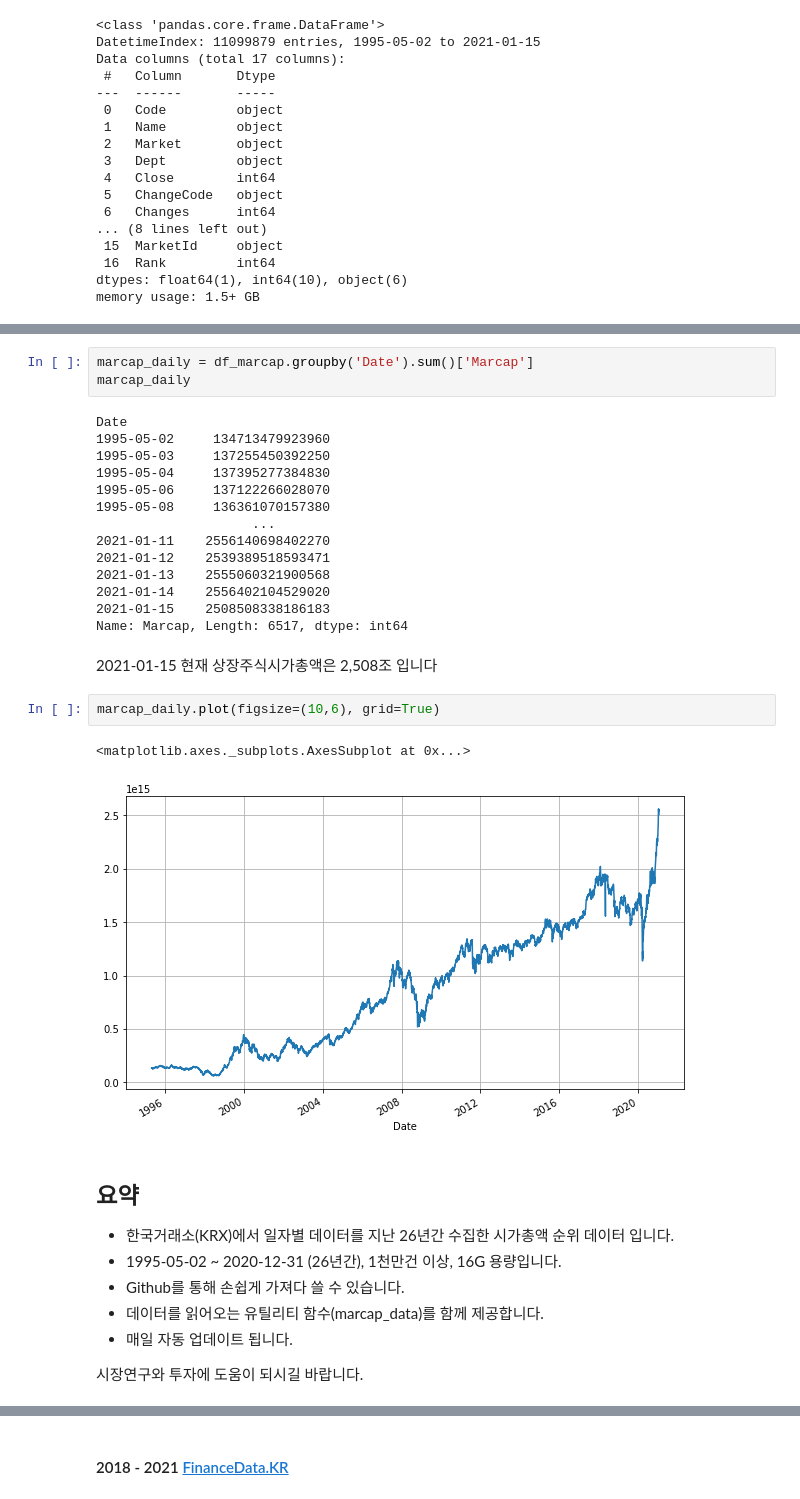
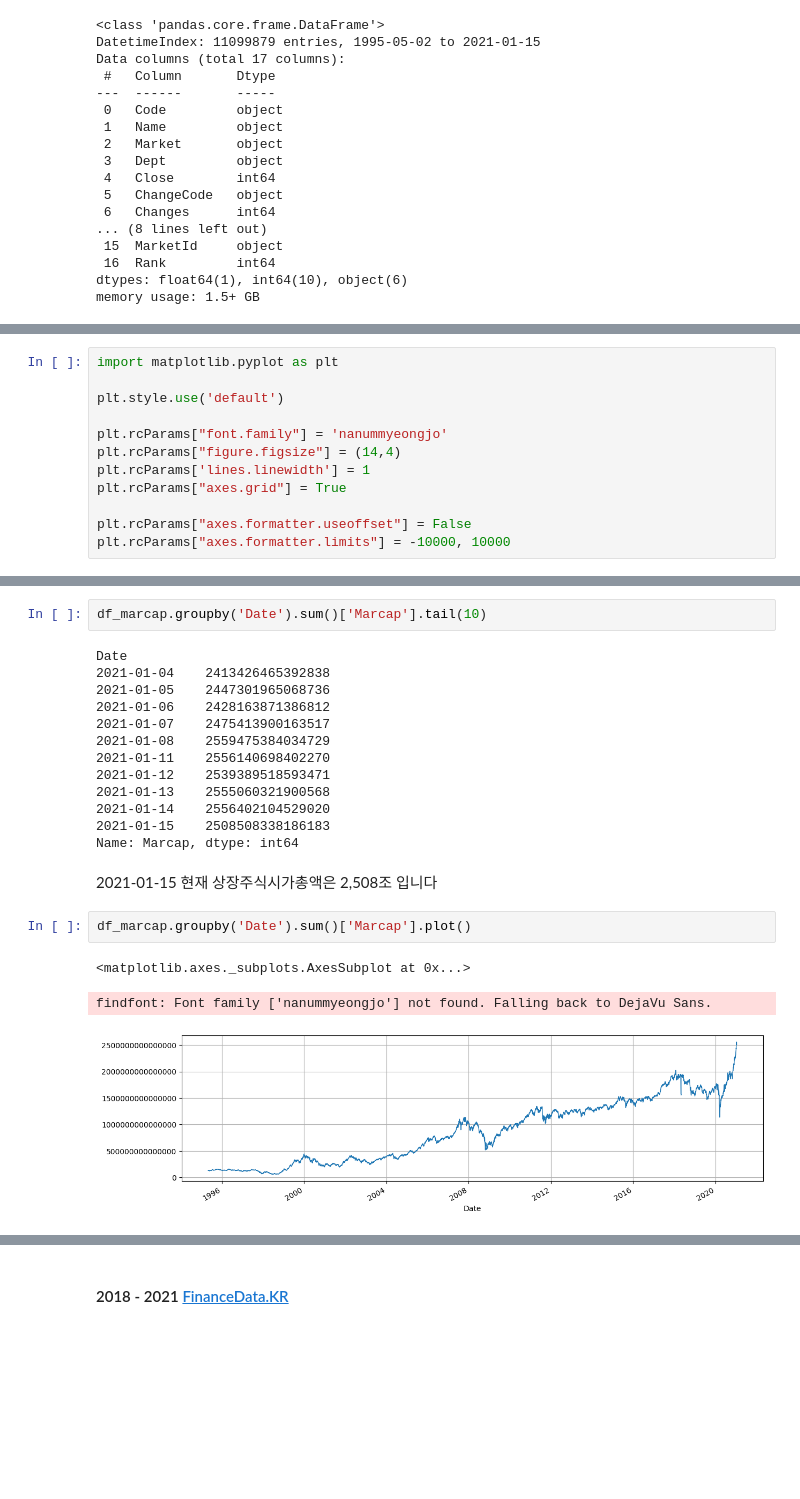
Before and after one commit to FinanceData/marcap, a Jupyter notebook: marcap-tutorial-01-reading-data.ipynb, the cells around one changed output, grey strips where cells are left out. Cells and saved outputs as stored; diff of their text form; blank space fills up the shorter version.

```diff
--- a/marcap-tutorial-01-reading-data.ipynb
+++ b/marcap-tutorial-01-reading-data.ipynb
@@ -285,0 +364,12 @@ memory usage: 1.5+ GB
+# %%
+import matplotlib.pyplot as plt
+
+plt.style.use('default')
+
+plt.rcParams["font.family"] = 'nanummyeongjo'
+plt.rcParams["figure.figsize"] = (14,4)
+plt.rcParams['lines.linewidth'] = 1
+plt.rcParams["axes.grid"] = True
+
+plt.rcParams["axes.formatter.useoffset"] = False
+plt.rcParams["axes.formatter.limits"] = -10000, 10000
@@ -307,33 +409,23 @@ df_marcap
 # %%
-marcap_daily = df_marcap.groupby('Date').sum()['Marcap']
-marcap_daily
+df_marcap.groupby('Date').sum()['Marcap'].tail(10)
 # %% [output]
 Date
-1995-05-02     134713479923960
-1995-05-03     137255450392250
-1995-05-04     137395277384830
-1995-05-06     137122266028070
-1995-05-08     136361070157380
-                    ...
+2021-01-04    2413426465392838
+2021-01-05    2447301965068736
+2021-01-06    2428163871386812
+2021-01-07    2475413900163517
+2021-01-08    2559475384034729
 2021-01-11    2556140698402270
 2021-01-12    2539389518593471
 2021-01-13    2555060321900568
 2021-01-14    2556402104529020
 2021-01-15    2508508338186183
-Name: Marcap, Length: 6517, dtype: int64
+Name: Marcap, dtype: int64
 # %% [markdown]
 2021-01-15 현재 상장주식시가총액은 2,508조 입니다
-# %%
-marcap_daily.plot(figsize=(10,6), grid=True)
-# %% [output]
-<matplotlib.axes._subplots.AxesSubplot at 0x...>
-[figure, removed]
-# %% [markdown]
-## 요약
-* 한국거래소(KRX)에서 일자별 데이터를 지난 26년간 수집한 시가총액 순위 데이터  입니다.
-* 1995-05-02 ~ 2020-12-31 (26년간), 1천만건 이상, 16G 용량입니다.
-* Github를 통해 손쉽게 가져다 쓸 수 있습니다.
-* 데이터를 읽어오는 유틸리티 함수(marcap_data)를 함께 제공합니다.
-* 매일 자동 업데이트 됩니다.
-
-시장연구와 투자에 도움이 되시길 바랍니다.
+# %%
+df_marcap.groupby('Date').sum()['Marcap'].plot()
+# %% [output]
+<matplotlib.axes._subplots.AxesSubplot at 0x...>
+findfont: Font family ['nanummyeongjo'] not found. Falling back to DejaVu Sans.
+[figure, added]
```
Also changed, not shown: parts of 76 cells of this notebook, 1 other file.
